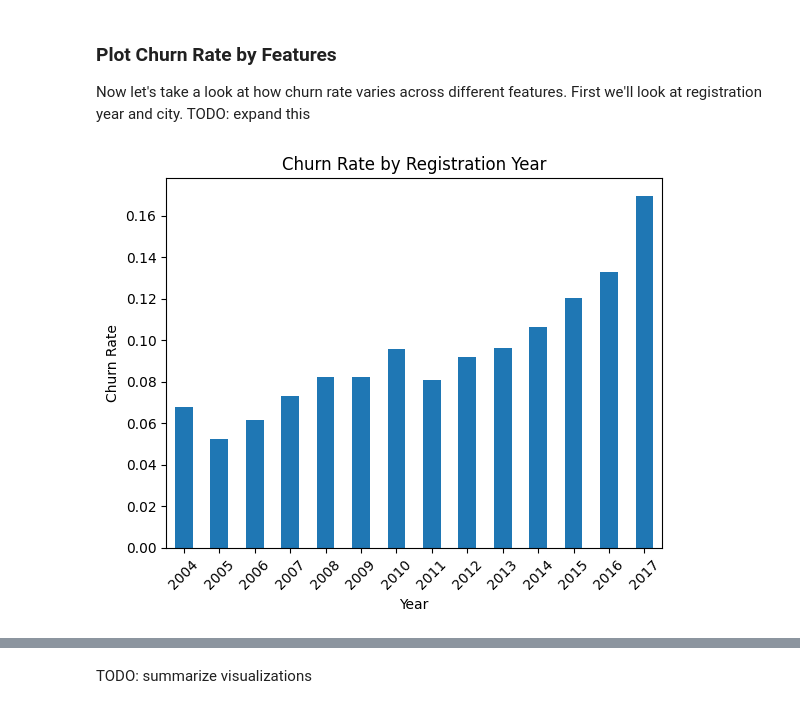
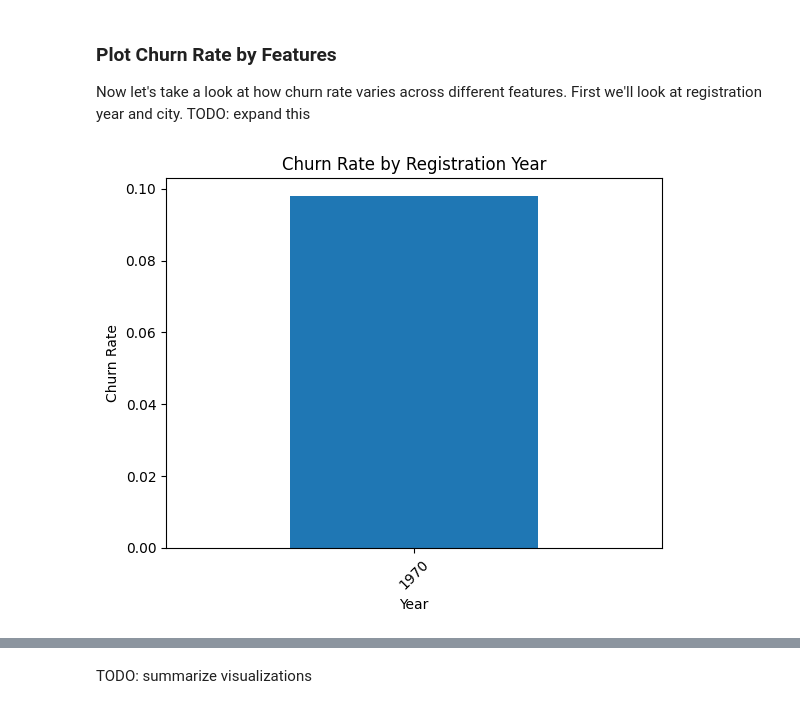
Before and after one commit to yingliu02/DATA240_Project, a Jupyter notebook: Project.ipynb, the cells around one changed output, grey strips where cells are left out. Saved outputs shown, nothing was run; the diff lists cells and outputs as text; code cells hidden in the pictures.

```diff
--- a/Project.ipynb
+++ b/Project.ipynb
@@ -196,19 +250,19 @@ Here we see that `payment_plan_days`, `actual_amount_paid`, and `plan_list_price
 Now let's take a look at how churn rate varies across different features. First we'll look at registration year and city. TODO: expand this
 # %%
 # Assuming registration_init_time is in the format YYYY
-df['registration_year'] = pd.to_datetime(df['registration_init_time'], format='%Y')
+# df['registration_year'] = pd.to_datetime(df['registration_init_time'], format='%Y')
 
 # Group by registration year and calculate churn rate
-churn_over_years = df.groupby(df['registration_year'].dt.year)['is_churn'].mean()
+churn_over_years = df.groupby(df['registration_init_time_year'])['is_churn'].mean()
 
 churn_over_years.plot(kind='bar')
 plt.title('Churn Rate by Registration Year')
 plt.xlabel('Year')
 plt.ylabel('Churn Rate')
 plt.xticks(rotation=45)  # Rotate the x-axis labels for better readability
 plt.show()
 # %% [output]
-[figure, old version]
+[figure, new version]
 # %%
 #churn by city
 city_churn = df.groupby('city')['is_churn'].mean().sort_values()
```
Also changed, not shown: parts of 16 cells of this notebook, 2 other files.
